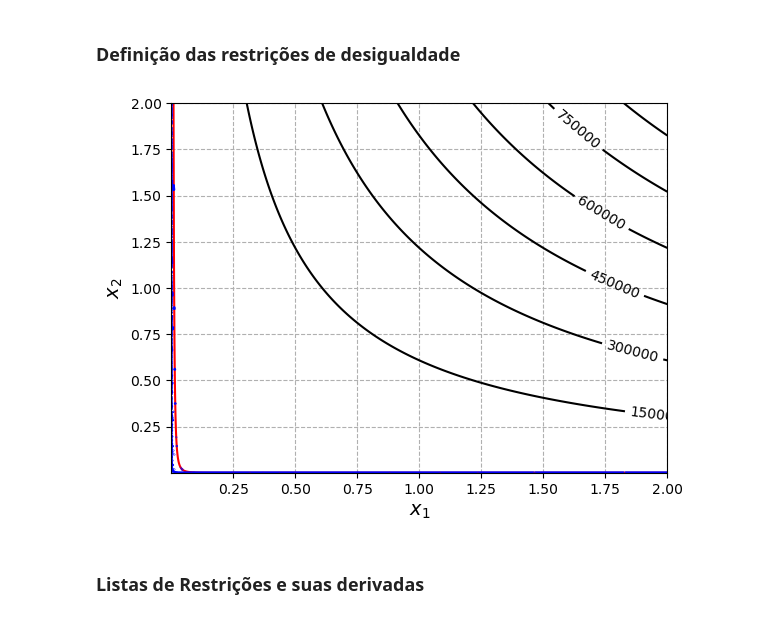
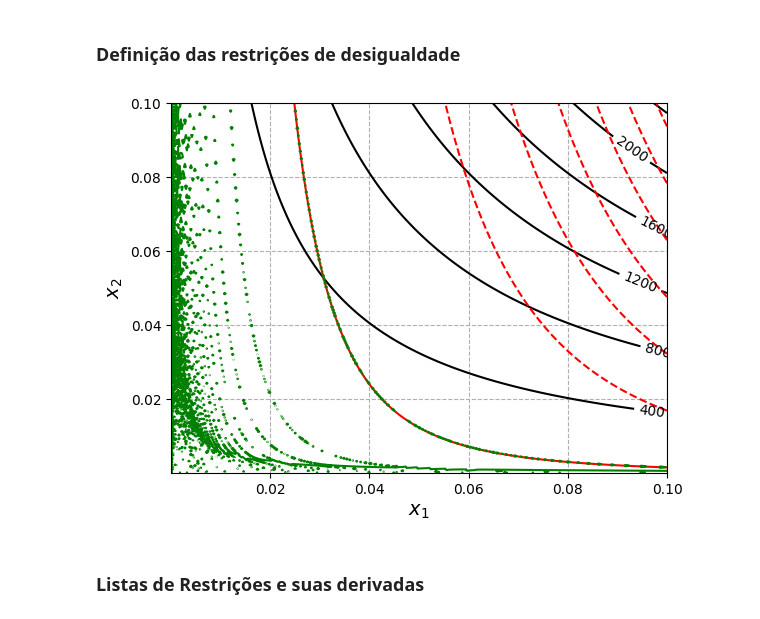
Before and after one commit to gustgs/OtimizacaoMEC2403, a Jupyter notebook: Trabalho2/trabalho2_Prob04_penalidade_v2.ipynb, the cells around one changed output. Drawn from its saved outputs; the diff is of its cells as text; code cells hidden in the pictures.

```diff
--- a/Trabalho2/trabalho2_Prob04_penalidade_v2.ipynb
+++ b/Trabalho2/trabalho2_Prob04_penalidade_v2.ipynb
@@ -170,7 +170,7 @@ def cl2(x):
     k = np.sqrt(I/A)
     sigmaA = 250E+6
 
-    return (P/A)*(1 + e*c*(1/np.cos(L*np.sqrt(P/(E*A))/k))/(k**2)) - sigmaA
+    return (P/A)*(1 + (e*c)/(k**2)*(1/np.cos((L/k)*np.sqrt(P/(E*A))))) - sigmaA
 
 def grad_cl2(x):
     P = 100E+3
@@ -296,46 +296,46 @@ def hess_cl8(x):
     hess = np.zeros((2,2), dtype=float)
     return hess
 # %%
-x1 = np.linspace(0.00000001,2, 1000)
-x2 = np.linspace(0.00000001,2, 1000)
+x1 = np.linspace(0.00000001,0.1, 500)
+x2 = np.linspace(0.00000001,0.1, 500)
 X1, X2 = np.meshgrid(x1, x2)
-levellist = [5,15,25,35,45,55,65]
+#levellist = [5,15,25,35,45,55,65]
 
 X3 = f([X1, X2])
 
 figura, ax = plt.subplots()
 
 niveis = ax.contour(X1, X2, X3, colors='black')
 ax.clabel(niveis, inline=1, fontsize=10)
 
 X3 = cl1([X1,X2])
 #plt.contourf(X1, X2, X3, [-1000,0], colors='r', alpha=0.15)
-plt.contour(X1, X2, X3, [0], colors='r')
+ax.contour(X1, X2, X3, levels=6, colors='r')
 
-X3 = cl2([X1,X2])
-plt.contour(X1, X2, X3, [0], colors='b')
+X4 = cl2([X1,X2])
+ax.contour(X1, X2, X4, [0], colors='g')
 
 # X3 = cl3([X1,X2])
 # plt.contour(X1, X2, X3, [0], colors='c')
 
 # # X3 = cl4([X1,X2])
 # # plt.contourf(X1, X2, X3, [-10000, 0], colors='m', alpha=0.15)
 
 # X3 = cl5([X1,X2])
 # plt.contour(X1, X2, X3, [0], colors='y')
 
 # X3 = cl6([X1,X2])
 # plt.contour(X1, X2, X3, [0], colors='brown')
 
 
 ax.set_xlabel('$x_1$', fontsize='14')
 ax.set_ylabel('$x_2$', fontsize='14')
-ax.set_ylim(0.0001, 2)
+ax.set_ylim(0.0001, 0.1)
 ax.grid(linestyle='--')
 
 plt.show()
 # %% [output]
-[figure, old version]
+[figure, new version]
 # %% [markdown]
 ### Listas de Restrições e suas derivadas
 # %%
```
Also changed, not shown: parts of 1 cell of this notebook, 4 other files.
